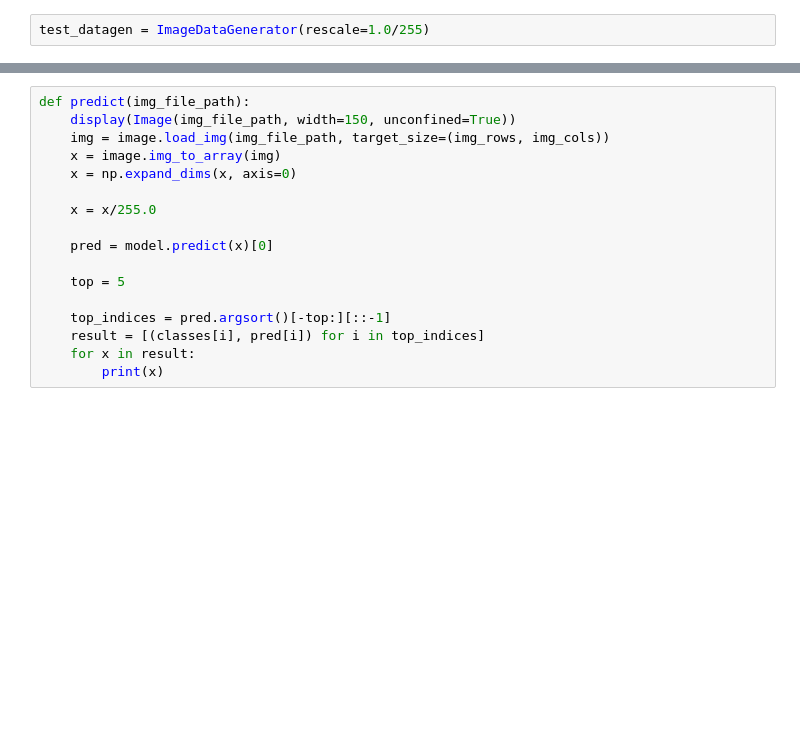
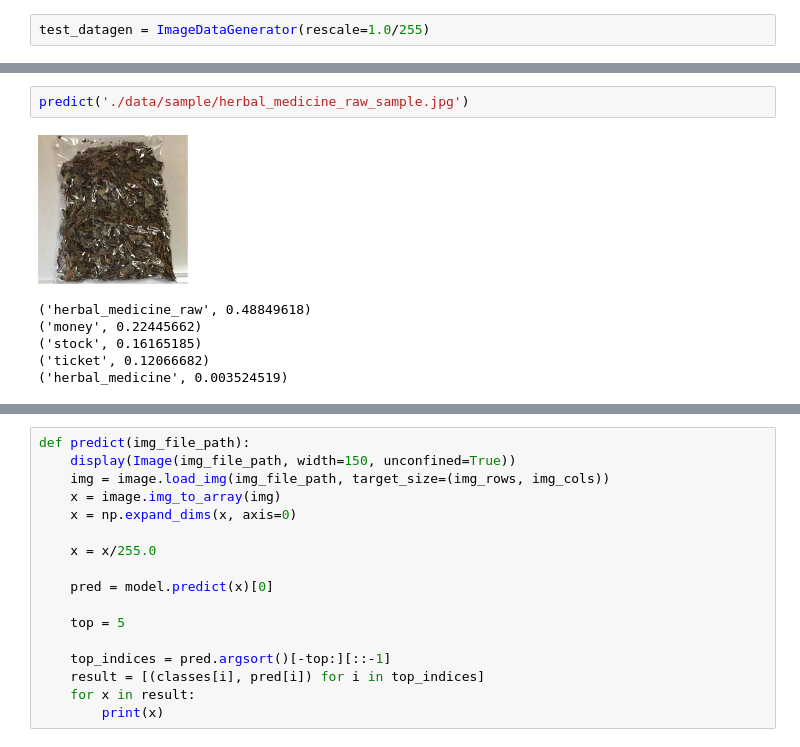
Before and after one commit to gucchi123/vgg16-mercari, a Jupyter notebook: fine-tuning-vgg16.ipynb, the cells around one changed output, grey strips where cells are left out. Saved outputs shown, nothing was run; the diff lists cells and outputs as text; blank space fills up the shorter version.

```diff
--- a/fine-tuning-vgg16.ipynb
+++ b/fine-tuning-vgg16.ipynb
@@ -208,0 +276,9 @@ model.save('./results/vgg16-finetuning.h5')
+# %%
+predict('./data/sample/herbal_medicine_raw_sample.jpg')
+# %% [output]
+[figure, added]
+('herbal_medicine_raw', 0.48849618)
+('money', 0.22445662)
+('stock', 0.16165185)
+('ticket', 0.12066682)
+('herbal_medicine', 0.003524519)
```
Also changed, not shown: parts of 36 cells of this notebook.
